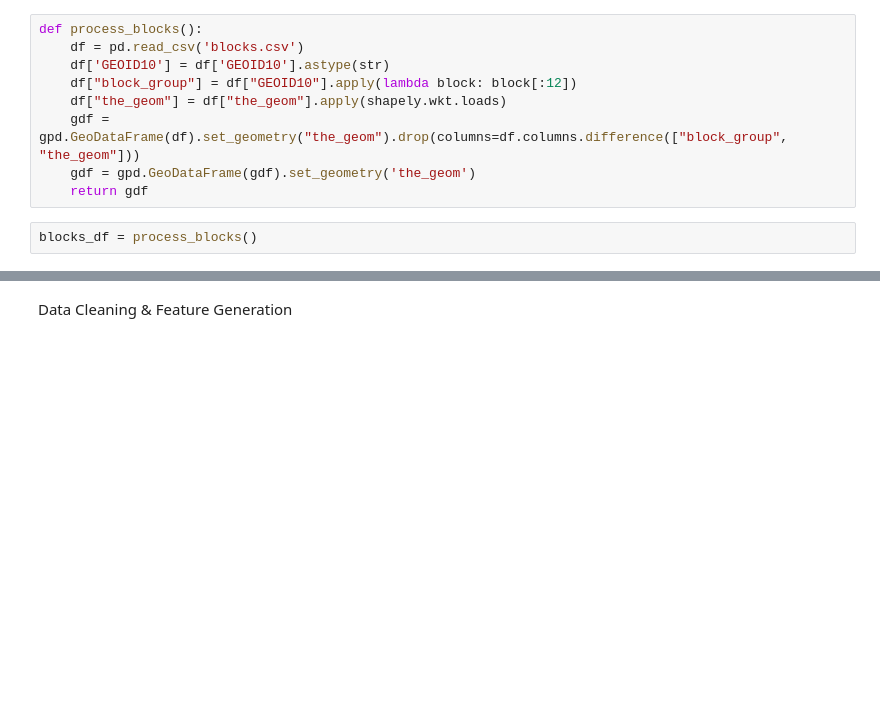
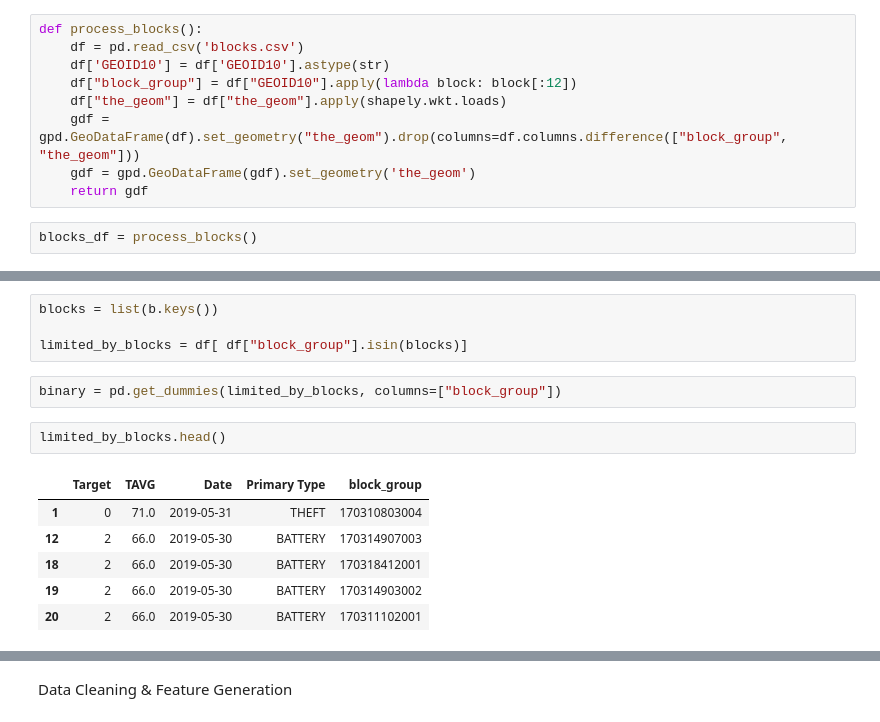
Before and after one commit to aws-samples/amazon-sagemaker-architecting-for-ml, a Jupyter notebook: predicting_crime.ipynb, the cells around one changed output, grey strips where cells are left out. Saved outputs shown, nothing was run; the diff lists cells and outputs as text; blank space fills up the shorter version.

```diff
--- a/predicting_crime.ipynb
+++ b/predicting_crime.ipynb
@@ -59,0 +161,15 @@ combined.head()
+# %%
+blocks = list(b.keys())
+
+limited_by_blocks = df[ df["block_group"].isin(blocks)]
+# %%
+binary = pd.get_dummies(limited_by_blocks, columns=["block_group"])
+# %%
+limited_by_blocks.head()
+# %% [output]
+|  | Target | TAVG | Date | Primary Type | block_group |
+| 1 | 0 | 71.0 | 2019-05-31 | THEFT | 170310803004 |
+| 12 | 2 | 66.0 | 2019-05-30 | BATTERY | 170314907003 |
+| 18 | 2 | 66.0 | 2019-05-30 | BATTERY | 170318412001 |
+| 19 | 2 | 66.0 | 2019-05-30 | BATTERY | 170314903002 |
+| 20 | 2 | 66.0 | 2019-05-30 | BATTERY | 170311102001 |
```
Also changed, not shown: parts of 23 cells of this notebook.
